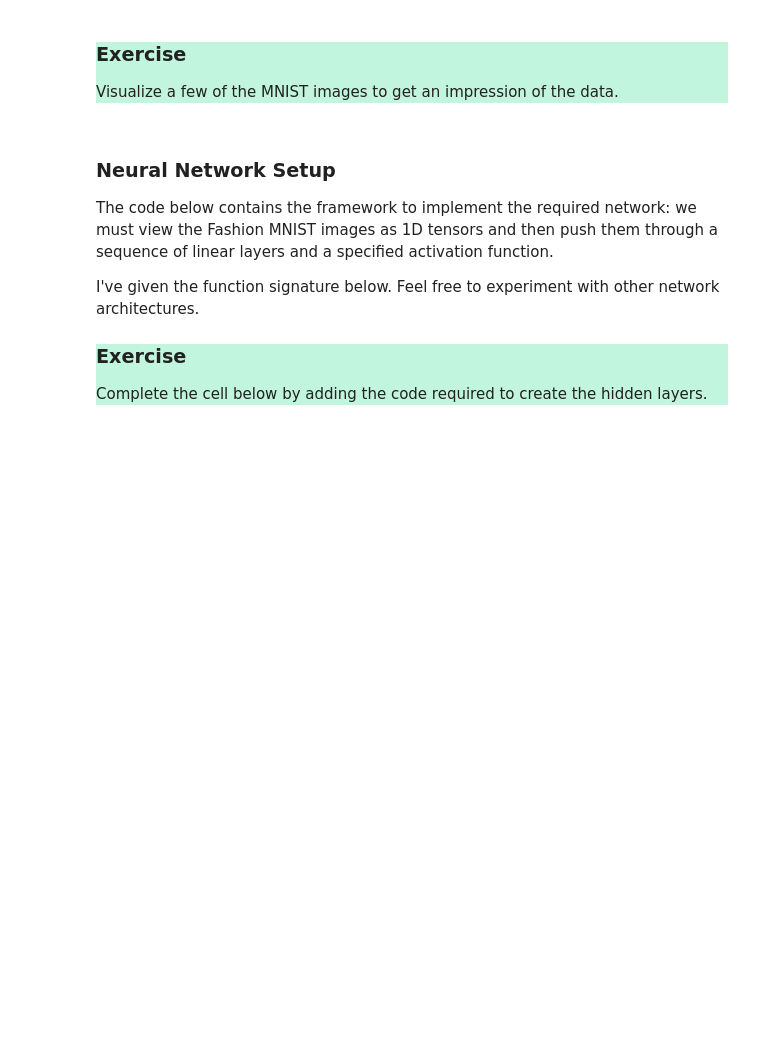
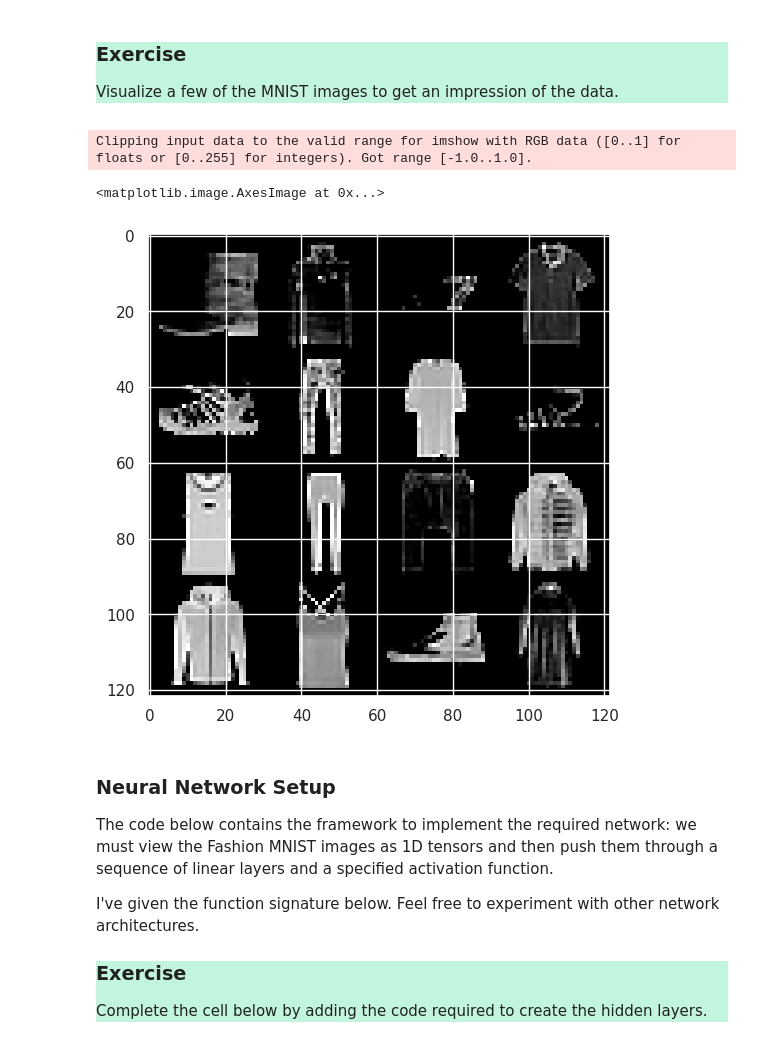
Before and after one commit to IlKoKaIl/Imperial-work, a Jupyter notebook: Applied Machine Learning/lecture notebooks/week9/Activation_Functions.ipynb, the cells around one changed output. Saved outputs shown, nothing was run; the diff lists cells and outputs as text; code cells hidden in the pictures; blank space fills up the shorter version.

```diff
--- a/Applied Machine Learning/lecture notebooks/week9/Activation_Functions.ipynb
+++ b/Applied Machine Learning/lecture notebooks/week9/Activation_Functions.ipynb
@@ -353,7 +346,13 @@ Visualize a few of the MNIST images to get an impression of the data.
 # %%
 exmp_imgs = [train_set[i][0] for i in range(16)]
 # Organize the images into a grid for nicer visualization and plot them
-!!!!!!!!!!!!!!!!!!!
+img_grid = torchvision.utils.make_grid(exmp_imgs, nrow=4, padding=2)
+plt.figure(figsize=(6,6))
+plt.imshow(np.transpose(img_grid.numpy(), (1, 2, 0)))
+# %% [output]
+Clipping input data to the valid range for imshow with RGB data ([0..1] for floats or [0..255] for integers). Got range [-1.0..1.0].
+<matplotlib.image.AxesImage at 0x...>
+[figure, added]
 # %% [markdown]
 ### Neural Network Setup
 
```
Also changed, not shown: parts of 8 cells of this notebook, 1 other file.
